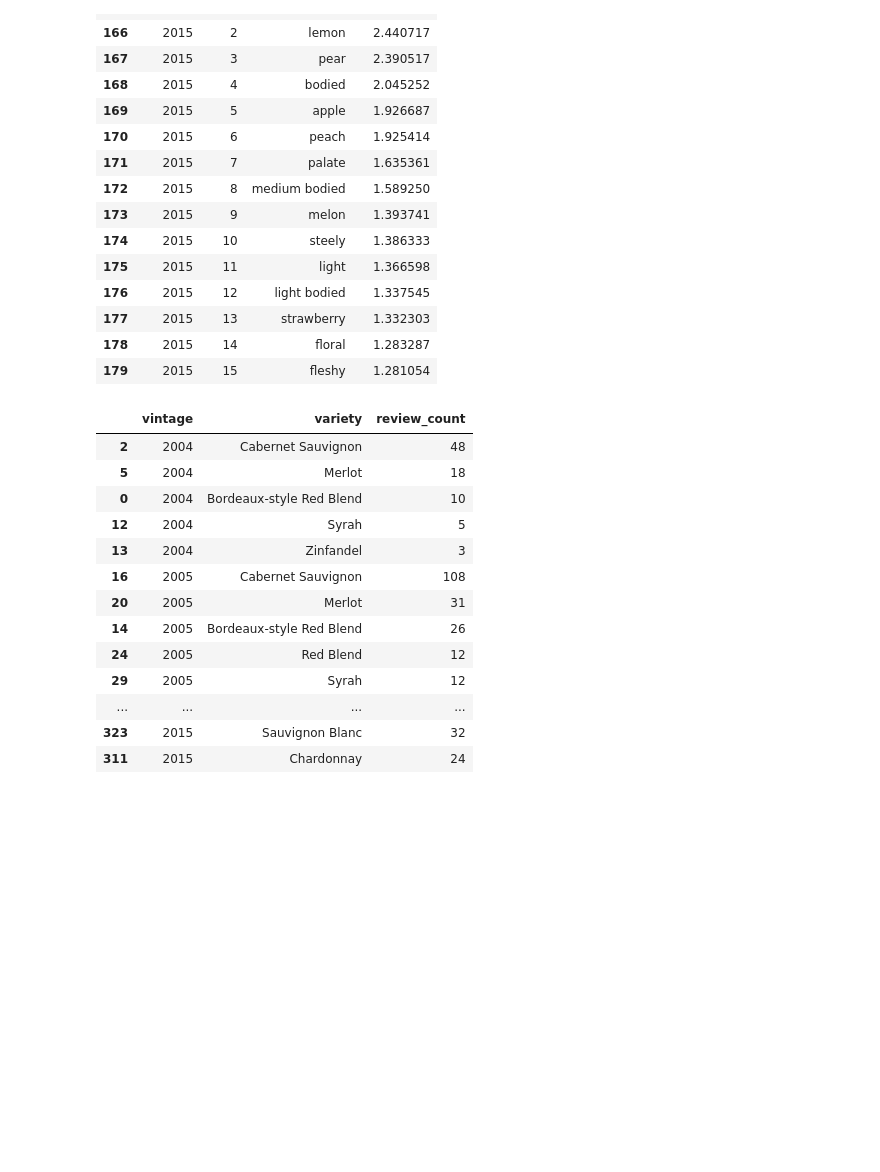
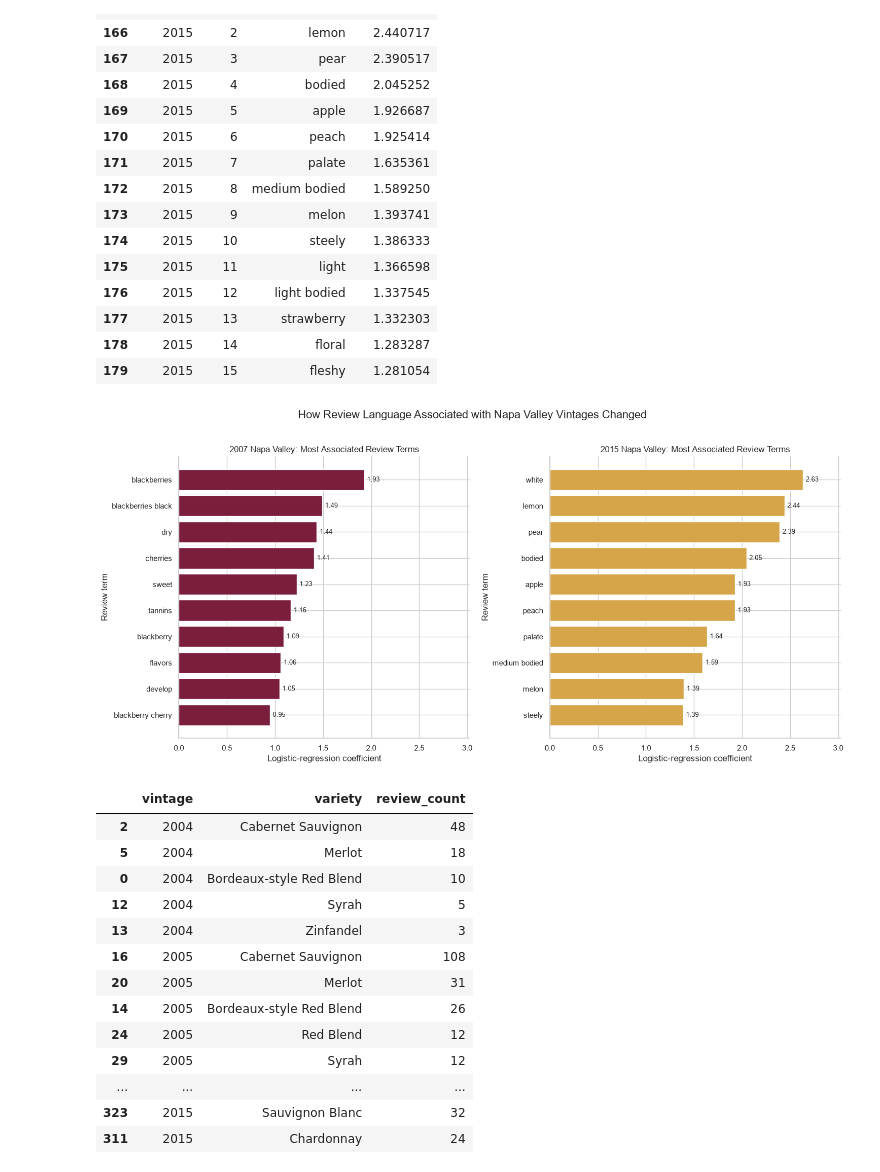
Before and after one commit to dylanhernandez1/DATA4401_Project3, a Jupyter notebook: Vintage_Text_Analysis.ipynb, the cells around one changed output. Saved outputs shown, nothing was run; the diff lists cells and outputs as text; code cells hidden in the pictures; blank space fills up the shorter version.

Commit message:
Added more graphics

```diff
--- a/Vintage_Text_Analysis.ipynb
+++ b/Vintage_Text_Analysis.ipynb
@@ -616,6 +616,78 @@ for i in range(2004, 2016):
 | 177 | 2015 | 13 | strawberry | 1.332303 |
 | 178 | 2015 | 14 | floral | 1.283287 |
 | 179 | 2015 | 15 | fleshy | 1.281054 |
+# %%
+# Compare the strongest language signals for Napa Valley 2007 vs. 2015
+YEARS_TO_COMPARE = [2007, 2015]
+TERMS_TO_SHOW = 10
+
+comparison_terms = (
+    top_terms.loc[top_terms["vintage"].isin(YEARS_TO_COMPARE)]
+    .sort_values(["vintage", "rank"])
+    .groupby("vintage")
+    .head(TERMS_TO_SHOW)
+    .copy()
+)
+
+# Use one shared x-axis so the coefficient sizes are visually comparable
+max_coefficient = comparison_terms["coefficient"].max() * 1.15
+
+colors = {
+    2007: "#7b1e3b",  # deep wine red
+    2015: "#d6a54a",  # golden/white-wine tone
+}
+
+fig, axes = plt.subplots(
+    nrows=1,
+    ncols=2,
+    figsize=(15, 7),
+    sharex=True,
+)
+
+for ax, year in zip(axes, YEARS_TO_COMPARE):
+    year_terms = (
+        comparison_terms.loc[comparison_terms["vintage"] == year]
+        .sort_values("coefficient", ascending=True)
+    )
+
+    ax.barh(
+        year_terms["term"],
+        year_terms["coefficient"],
+        color=colors[year],
+    )
+
+    # Add coefficient labels at the end of each bar
+    for term, coefficient in zip(
+        year_terms["term"],
+        year_terms["coefficient"],
+    ):
+        ax.text(
+            coefficient + 0.03,
+            term,
+            f"{coefficient:.2f}",
+            va="center",
+            fontsize=9,
+        )
+
+    ax.set(
+        title=f"{year} Napa Valley: Most Associated Review Terms",
+        xlabel="Logistic-regression coefficient",
+        ylabel="Review term",
+        xlim=(0, max_coefficient),
+    )
+
+    sns.despine(ax=ax)
+
+fig.suptitle(
+    "How Review Language Associated with Napa Valley Vintages Changed",
+    fontsize=16,
+    y=1.02,
+)
+
+plt.tight_layout()
+plt.show()
+# %% [output]
+[figure, added]
 # %%
 # Top five varieties represented in each vintage
 top_varieties_by_vintage = (
```
Also changed, not shown: parts of 1 cell of this notebook.
